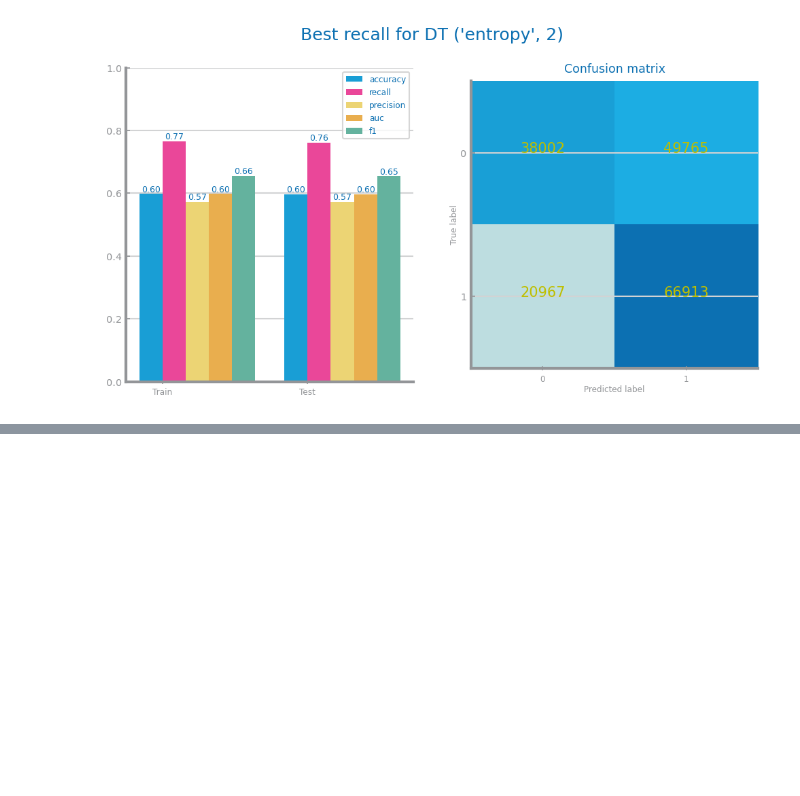
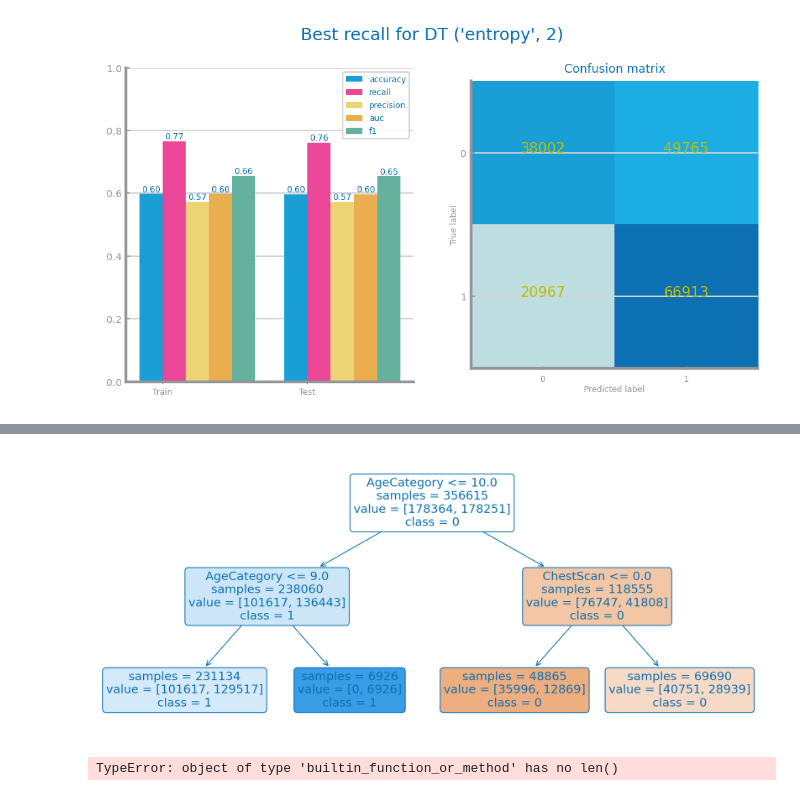
Before and after one commit to raquelfmcardoso/datascience-2023-2024-project, a Jupyter notebook: classification/covid_dataclassification.ipynb, the cells around one changed output, grey strips where cells are left out. Cells and saved outputs as stored; diff of their text form; code cells hidden in the pictures; blank space fills up the shorter version.

```diff
--- a/classification/covid_dataclassification.ipynb
+++ b/classification/covid_dataclassification.ipynb
@@ -266,28 +269,31 @@ InvalidParameterError: The 'feature_names' parameter of export_graphviz must be
 # %%
 from sklearn.tree import plot_tree
 
 figure(figsize=(14, 6))
 plot_tree(
     best_model,
     max_depth=max_depth2show,
-    feature_names=vars,
+    feature_names=cols,
     class_names=st_labels,
     filled=True,
     rounded=True,
     impurity=False,
     precision=2,
 )
 savefig(f'images/{file_tag}/data_classification/decision_trees/{tree_filename}.png')
+# %% [output]
+[figure, added]
 # %%
 from numpy import argsort
-from dslabs_functions import plot_horizontal_bar_chart
+from dslab_functions import plot_horizontal_bar_chart
 
 importances = best_model.feature_importances_
 indices: list[int] = argsort(importances)[::-1]
 elems: list[str] = []
 imp_values: list[float] = []
-for f in range(len(vars)):
-    elems += [vars[indices[f]]]
+feature_names= cols
+for f in range(len(cols)):
+    elems += [cols[indices[f]]]
     imp_values += [importances[indices[f]]]
     print(f"{f+1}. {elems[f]} ({importances[indices[f]]})")
 
@@ -301,6 +307,8 @@ plot_horizontal_bar_chart(
     percentage=True,
 )
 savefig(f"images/{file_tag}/data_classification/decision_trees/{eval_metric}_vars_ranking.png")
+# %% [output]
+TypeError: object of type 'builtin_function_or_method' has no len()
 # %%
 crit: Literal["entropy", "gini"] = params["params"][0]
 d_max = 25
```
Also changed, not shown: parts of 3 cells of this notebook, 17 other files.
